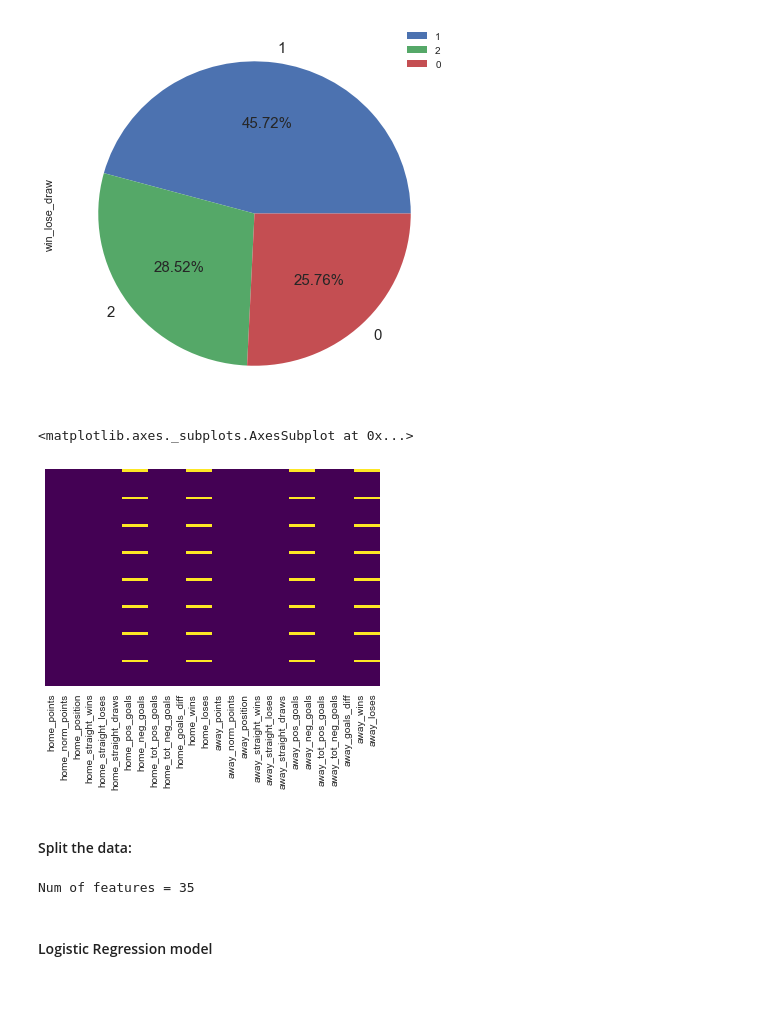
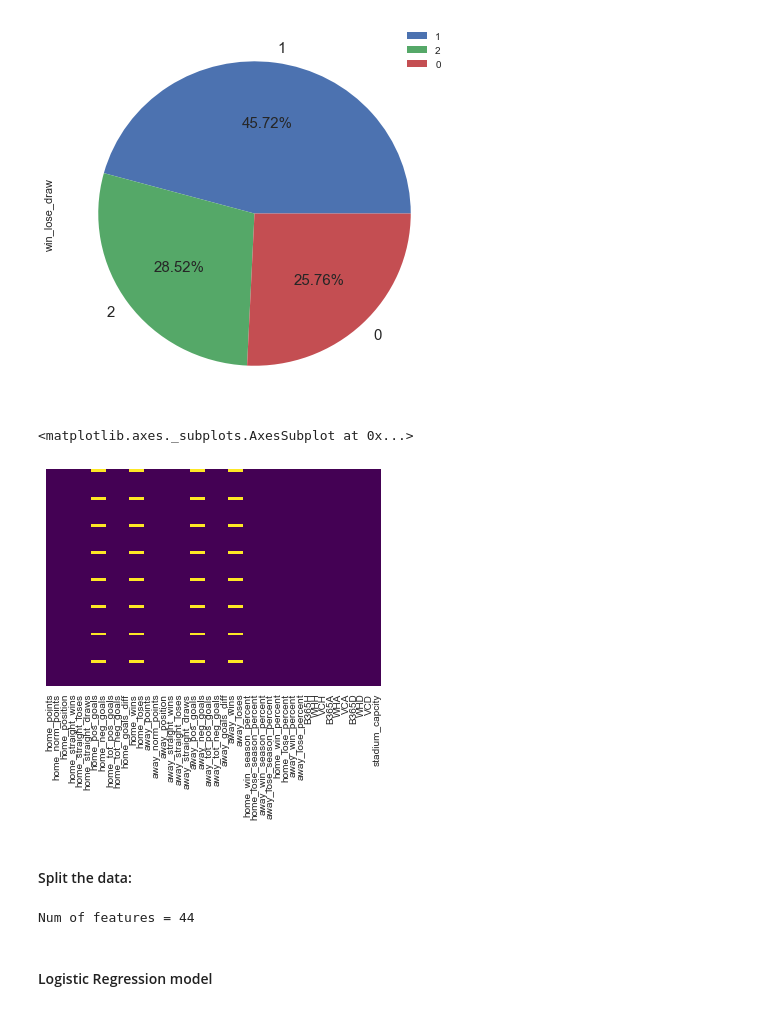
Before and after one commit to asafavinoam/applied_data_science_project, a Jupyter notebook: main.ipynb, the cells around one changed output. Cells and saved outputs as stored; diff of their text form; code cells hidden in the pictures.

```diff
--- a/main.ipynb
+++ b/main.ipynb
@@ -204,6 +210,9 @@ betting_odds     = ["B365H","WHH","VCH","B365A","WHA","VCA","B365D","WHD","VCD"]
 new_features     = ["points","norm_points","position","straight_wins","straight_loses","straight_draws","pos_goals","neg_goals","tot_pos_goals","tot_neg_goals","goals_diff","wins","loses"]
 important_info   = basic_info + ["home_team_goal","away_team_goal"]
 
+percent_per_season_columns = ["home_win_season_percent","home_lose_season_percent","away_win_season_percent","away_lose_season_percent"]
+percent_total_columns      = ["home_win_percent","home_lose_percent","away_win_percent","away_lose_percent"]
+
 home_away        = ["home","away"]
 
 new_columns      = important_info + betting_odds
@@ -218,6 +227,9 @@ for a in home_away:
     new_matches[a + "_win"]  = pd.Series(new_matches[a + "_team_goal"] >  new_matches[get_opposit(a) + "_team_goal"],dtype=int)
     new_matches[a + "_lose"] = pd.Series(new_matches[a + "_team_goal"] <  new_matches[get_opposit(a) + "_team_goal"],dtype=int)
     new_matches[a + "_draw"] = pd.Series(new_matches[a + "_team_goal"] == new_matches[get_opposit(a) + "_team_goal"],dtype=int)
+    for team in all_teams:
+        new_matches.loc[new_matches[a + "_team_name"] == team,a + "_win_percent"]  = calc_rolling_mean(new_matches[new_matches[a + "_team_name"] == team],a + "_win")
+        new_matches.loc[new_matches[a + "_team_name"] == team,a + "_lose_percent"] = calc_rolling_mean(new_matches[new_matches[a + "_team_name"] == team],a + "_lose")
 
 new_matches["win_lose_draw"] = new_matches["home_win"] + 2*new_matches["away_win"]
 # %%
@@ -260,6 +272,10 @@ for team in all_teams:
         matches_per_team_season["tot_neg_goals"] = list(table_per_team_season.xs("Neg_Goals",level=1)[0:-1])
         matches_per_team_season["goals_diff"]    = list(table_per_team_season.xs("Goals_Diff",level=1)[0:-1])
 
+        for a in home_away:
+            matches_per_team_season.loc[matches_per_team_season[a + "_team_name"] == team,a + "_win_season_percent"]  = calc_rolling_mean(matches_per_team_season[matches_per_team_season[a + "_team_name"] == team],a + "_win")
+            matches_per_team_season.loc[matches_per_team_season[a + "_team_name"] == team,a + "_lose_season_percent"] = calc_rolling_mean(matches_per_team_season[matches_per_team_season[a + "_team_name"] == team],a + "_lose")
+
         home_away_goals = get_df(matches_per_team_season,func2,new_features)[new_new_columns]
 
         for index in home_away_goals.index:
@@ -267,7 +283,15 @@ for team in all_teams:
                 if home_away_goals.at[index,column] != "NaN":
                     new_matches.at[index,column] = home_away_goals.at[index,column]
 
-new_matches = new_matches[basic_info + ["stadium_capcity"] + new_new_columns + betting_odds + ["win_lose_draw"]]
+        for index in matches_per_team_season.index:
+            for column in percent_per_season_columns:
+                if matches_per_team_season.at[index,column] != "NaN":
+                    new_matches.at[index,column] = matches_per_team_season.at[index,column]
+# %%
+features_list = new_new_columns + percent_per_season_columns + percent_total_columns + betting_odds + ["stadium_capcity"]# + ["stage"]
+labels_list   = "win_lose_draw"
+
+new_matches   = new_matches[basic_info + features_list + [labels_list]]
 # %%
 new_matches
 # %% [output]
@@ -301,10 +325,10 @@ new_matches["win_lose_draw"].value_counts().plot.pie(figsize=(7, 7),legend=True,
 <matplotlib.axes._subplots.AxesSubplot at 0x...>
 [figure]
 # %%
-sns.heatmap(new_matches[new_new_columns].isnull(),yticklabels=False,cbar=False,cmap='viridis')
+sns.heatmap(new_matches[features_list].isnull(),yticklabels=False,cbar=False,cmap='viridis')
 # %% [output]
 <matplotlib.axes._subplots.AxesSubplot at 0x...>
-[figure, old version]
+[figure, new version]
 # %% [markdown]
 #### Split the data:
 # %%
@@ -314,7 +338,7 @@ labels   = temp["win_lose_draw"]
 # %%
-print("Num of features =",len(features.columns))
+print("Num of features =",len(features_list))
 # %% [output]
-Num of features = 35
+Num of features = 44
 # %%
 from sklearn.model_selection import train_test_split
 # %%
```
Also changed, not shown: parts of 22 cells of this notebook, 2 other files.
